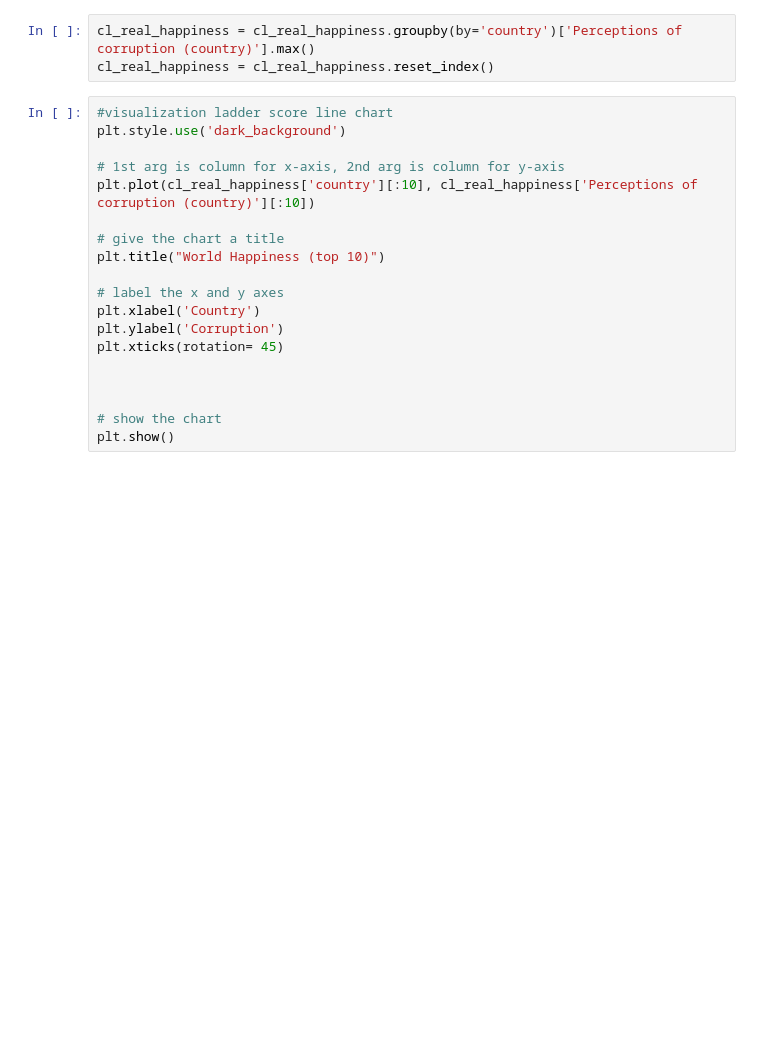
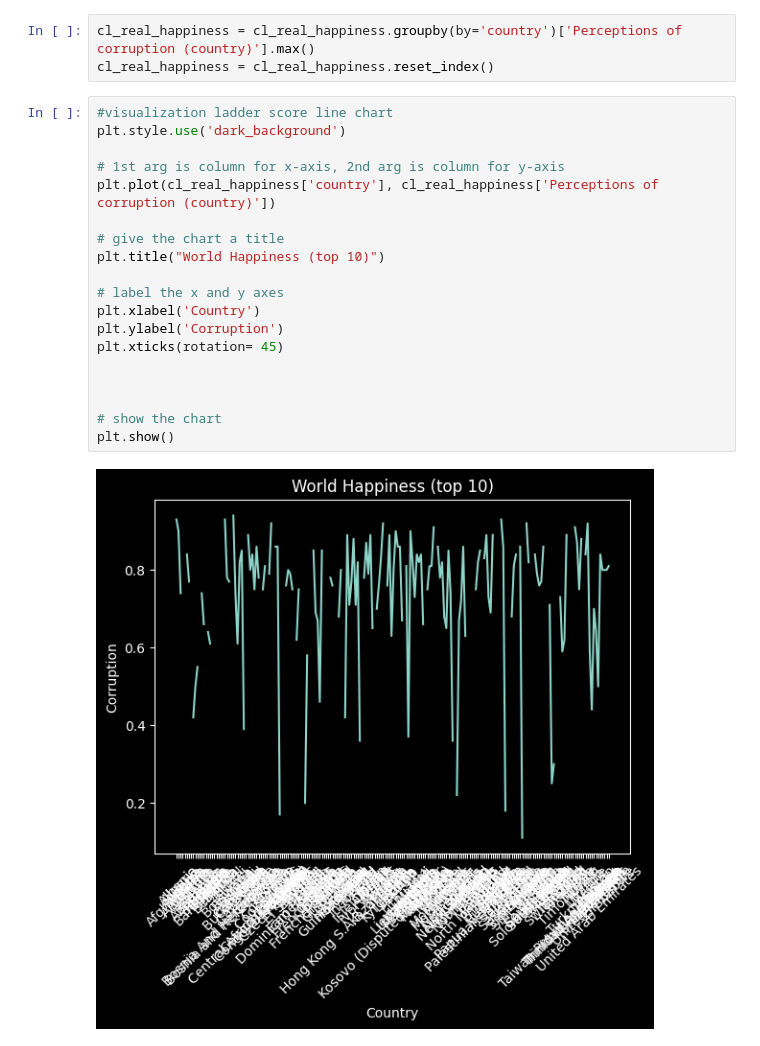
Before and after one commit to Drewrwhite/team-week, a Jupyter notebook: dw.ipynb, the cells around one changed output. Drawn from its saved outputs; the diff is of its cells as text; blank space fills up the shorter version.

Commit message:
generate line graph

```diff
--- a/dw.ipynb
+++ b/dw.ipynb
@@ -1094,19 +1094,21 @@ cl_real_happiness = cl_real_happiness.reset_index()
 # %%
 #visualization ladder score line chart
 plt.style.use('dark_background')
 
 # 1st arg is column for x-axis, 2nd arg is column for y-axis
-plt.plot(cl_real_happiness['country'][:10], cl_real_happiness['Perceptions of corruption (country)'][:10])
+plt.plot(cl_real_happiness['country'], cl_real_happiness['Perceptions of corruption (country)'])
 
 # give the chart a title
 plt.title("World Happiness (top 10)")
 
 # label the x and y axes
 plt.xlabel('Country')
 plt.ylabel('Corruption')
 plt.xticks(rotation= 45)
 
 
 
 # show the chart
 plt.show()
+# %% [output]
+[figure, added]
```
